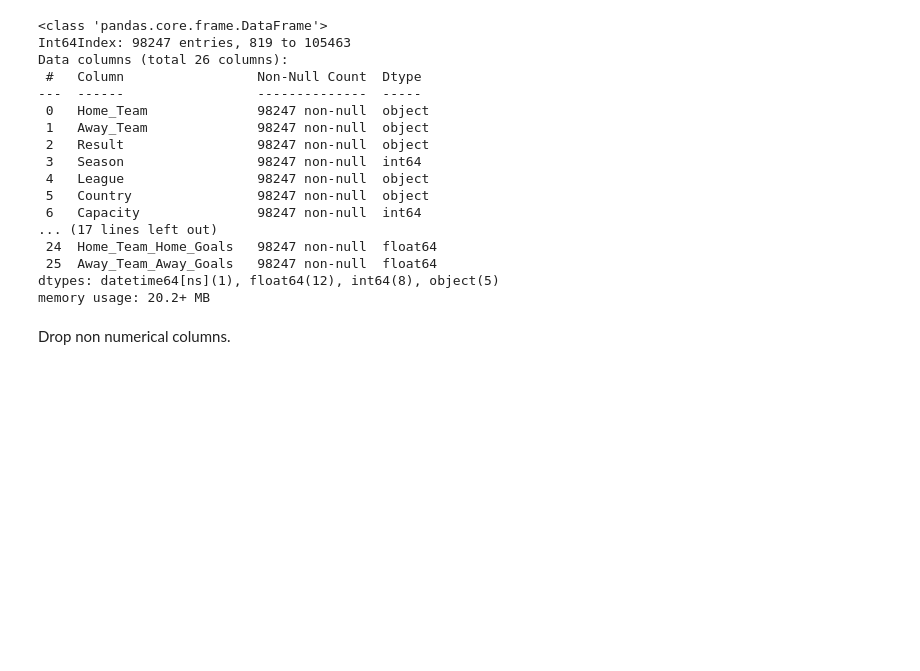
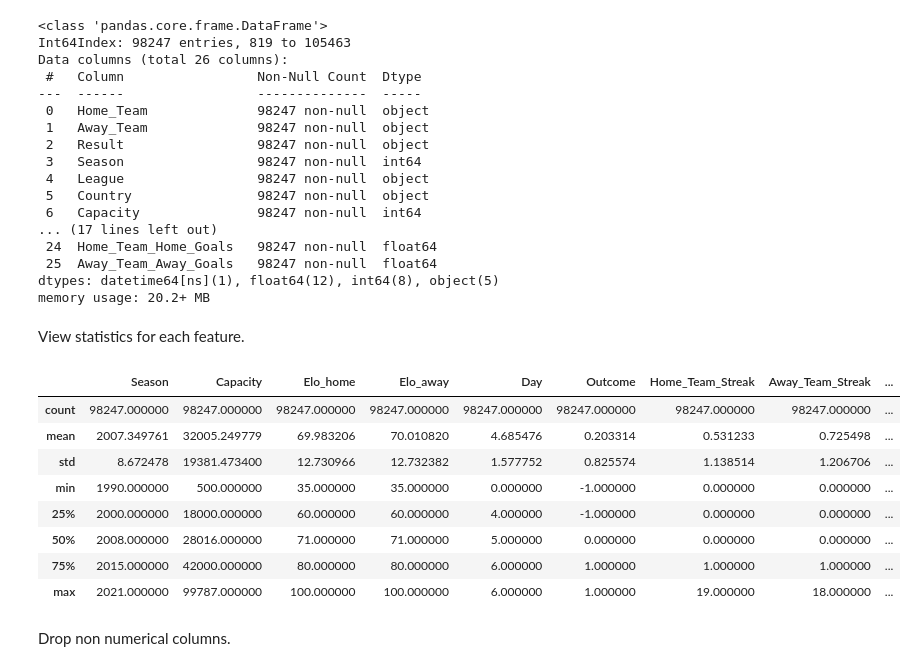
Before and after one commit to jonnysniper13/Football_Match_Outcome_Prediction, a Jupyter notebook: project/iii_feature_eng.ipynb, the cells around one changed output. Drawn from its saved outputs; the diff is of its cells as text; code cells hidden in the pictures; blank space fills up the shorter version.

```diff
--- a/project/iii_feature_eng.ipynb
+++ b/project/iii_feature_eng.ipynb
@@ -176,6 +176,20 @@ Data columns (total 26 columns):
  25  Away_Team_Away_Goals   98247 non-null  float64
 dtypes: datetime64[ns](1), float64(12), int64(8), object(5)
 memory usage: 20.2+ MB
+# %% [markdown]
+View statistics for each feature.
+# %%
+df.describe()
+# %% [output]
+|  | Season | Capacity | Elo_home | Elo_away | Day | Outcome | Home_Team_Streak | Away_Team_Streak | ... |
+| count | 98247.000000 | 98247.000000 | 98247.000000 | 98247.000000 | 98247.000000 | 98247.000000 | 98247.000000 | 98247.000000 | ... |
+| mean | 2007.349761 | 32005.249779 | 69.983206 | 70.010820 | 4.685476 | 0.203314 | 0.531233 | 0.725498 | ... |
+| std | 8.672478 | 19381.473400 | 12.730966 | 12.732382 | 1.577752 | 0.825574 | 1.138514 | 1.206706 | ... |
+| min | 1990.000000 | 500.000000 | 35.000000 | 35.000000 | 0.000000 | -1.000000 | 0.000000 | 0.000000 | ... |
+| 25% | 2000.000000 | 18000.000000 | 60.000000 | 60.000000 | 4.000000 | -1.000000 | 0.000000 | 0.000000 | ... |
+| 50% | 2008.000000 | 28016.000000 | 71.000000 | 71.000000 | 5.000000 | 0.000000 | 0.000000 | 0.000000 | ... |
+| 75% | 2015.000000 | 42000.000000 | 80.000000 | 80.000000 | 6.000000 | 1.000000 | 1.000000 | 1.000000 | ... |
+| max | 2021.000000 | 99787.000000 | 100.000000 | 100.000000 | 6.000000 | 1.000000 | 19.000000 | 18.000000 | ... |
 # %% [markdown]
 Drop non numerical columns.
 # %%
```
Also changed, not shown: parts of 3 cells of this notebook, 3 other files.
